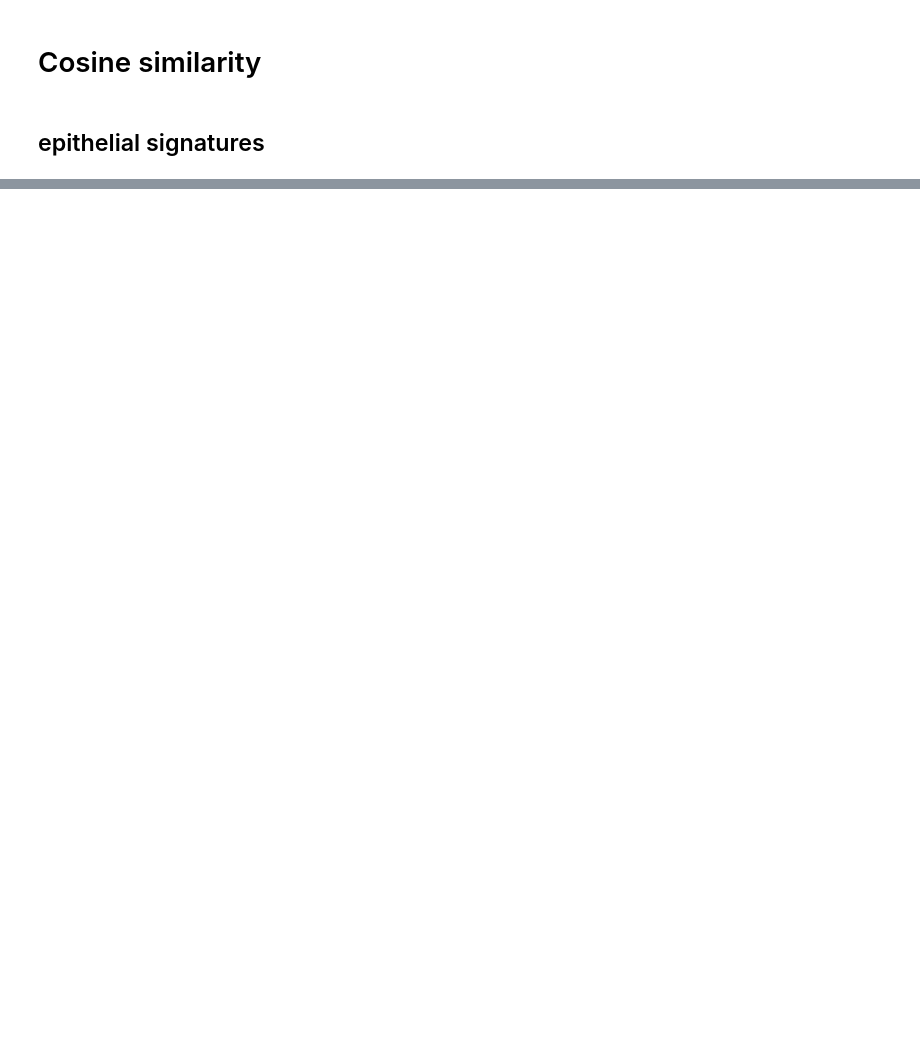
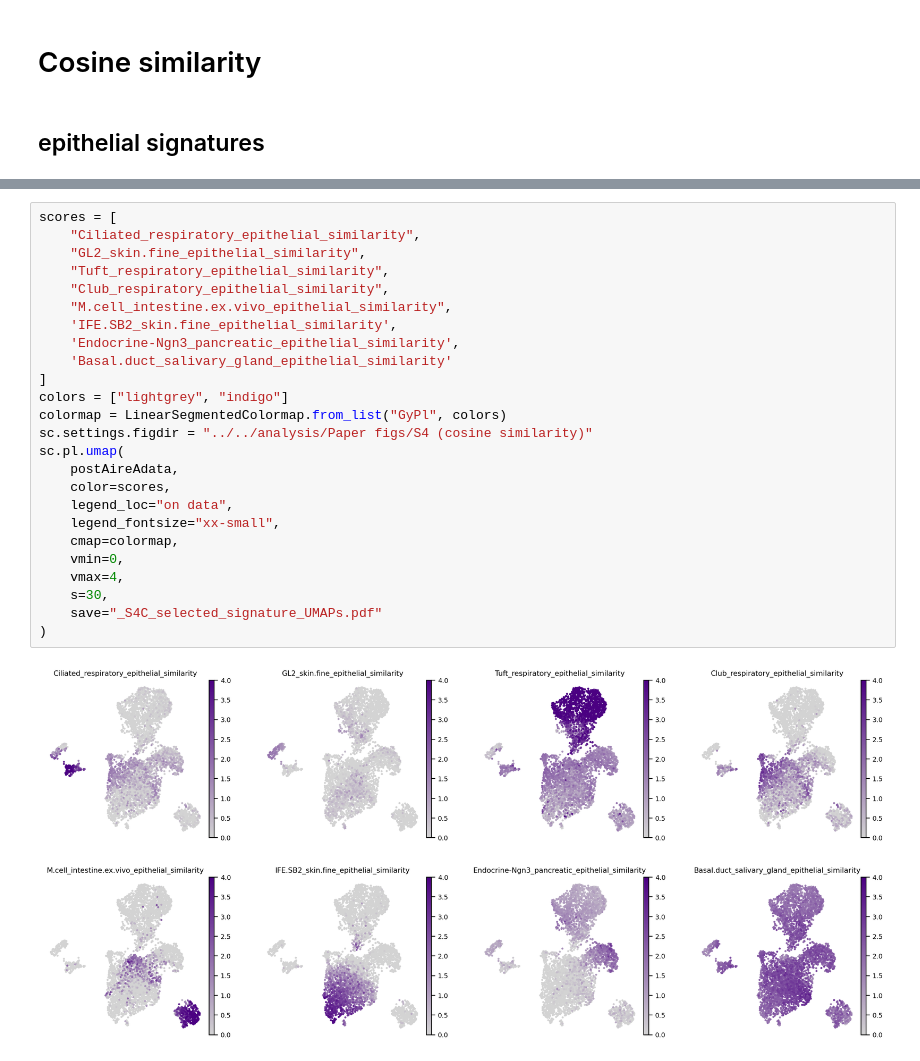
Before and after one commit to j-germino/M-cells, a Jupyter notebook: code/WT_AireKO_Fezf2_thymus/Cosine_similarity.ipynb, the cells around one changed output, grey strips where cells are left out. Drawn from its saved outputs; the diff is of its cells as text; blank space fills up the shorter version.

```diff
--- a/code/WT_AireKO_Fezf2_thymus/Cosine_similarity.ipynb
+++ b/code/WT_AireKO_Fezf2_thymus/Cosine_similarity.ipynb
@@ -122,0 +186,27 @@ Index(['IFE.C_skin.fine_epithelial_similarity',
+# %%
+scores = [
+    "Ciliated_respiratory_epithelial_similarity",
+    "GL2_skin.fine_epithelial_similarity",
+    "Tuft_respiratory_epithelial_similarity",
+    "Club_respiratory_epithelial_similarity",
+    "M.cell_intestine.ex.vivo_epithelial_similarity",
+    'IFE.SB2_skin.fine_epithelial_similarity',
+    'Endocrine-Ngn3_pancreatic_epithelial_similarity',
+    'Basal.duct_salivary_gland_epithelial_similarity'
+]
+colors = ["lightgrey", "indigo"]
+colormap = LinearSegmentedColormap.from_list("GyPl", colors)
+sc.settings.figdir = "../../analysis/Paper figs/S4 (cosine similarity)"
+sc.pl.umap(
+    postAireAdata,
+    color=scores,
+    legend_loc="on data",
+    legend_fontsize="xx-small",
+    cmap=colormap,
+    vmin=0,
+    vmax=4,
+    s=30,
+    save="_S4C_selected_signature_UMAPs.pdf"
+)
+# %% [output]
+[figure, added]
```
Also changed, not shown: parts of 27 cells of this notebook, 8 other files.
